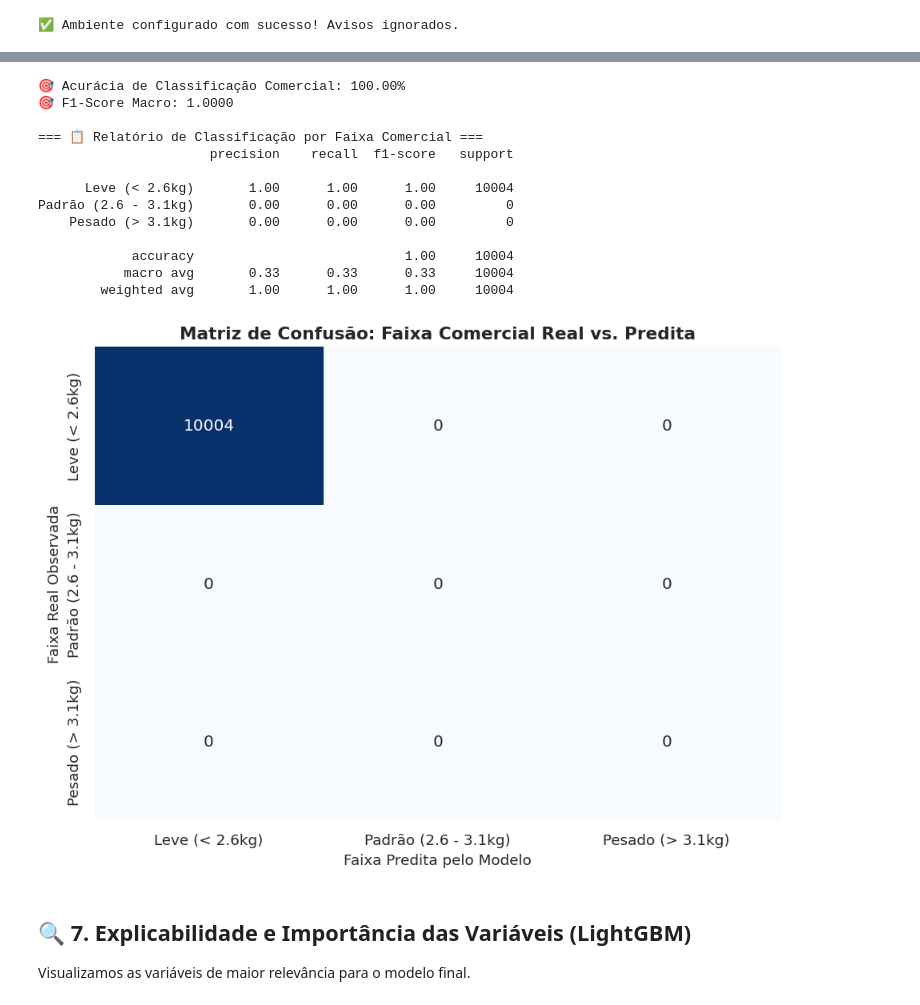
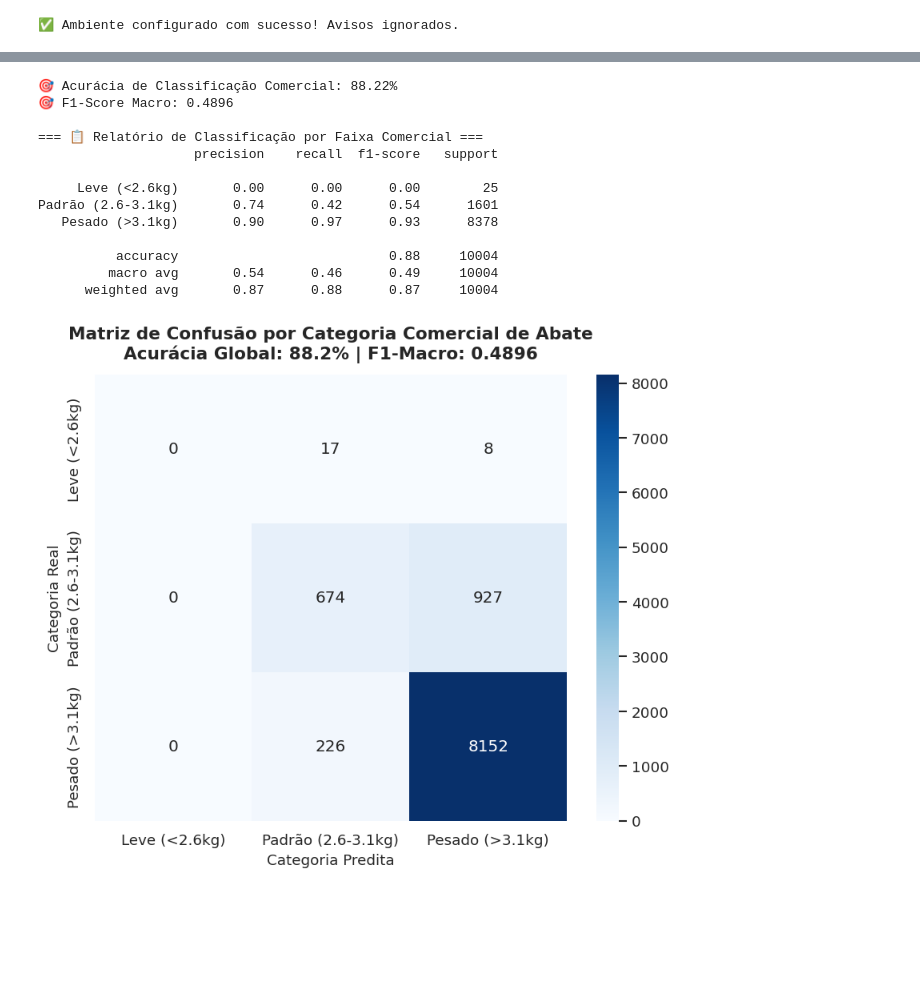
Before and after one commit to brunocorisco86/predicao_peso_mortalidade, a Jupyter notebook: notebooks/modelo_promissor_predicao_peso.ipynb, the cells around one changed output, grey strips where cells are left out. Drawn from its saved outputs; the diff is of its cells as text; code cells hidden in the pictures; blank space fills up the shorter version.

Commit message:
refactor: alinha exatamente os gráficos e código do Jupyter Notebook com os scripts da pasta plots

```diff
--- a/notebooks/modelo_promissor_predicao_peso.ipynb
+++ b/notebooks/modelo_promissor_predicao_peso.ipynb
@@ -269,18 +271,19 @@ for fold, (train_idx, test_idx) in enumerate(gkf.split(X, y, groups), 1):
     mae_fold = mean_absolute_error(y_te, preds)
     rmse_fold = np.sqrt(mean_squared_error(y_te, preds))
     r2_fold = r2_score(y_te, preds)
+    mape_fold = np.mean(np.abs((y_te - preds) / y_te)) * 100.0
 
-    cv_results.append({'Fold': f'Fold {fold}', 'MAE (g)': mae_fold, 'RMSE (g)': rmse_fold, 'R²': r2_fold})
+    cv_results.append({'Fold': f'Fold {fold}', 'MAE (g)': mae_fold, 'RMSE (g)': rmse_fold, 'R²': r2_fold, 'MAPE (%)': mape_fold})
 
 df_cv = pd.DataFrame(cv_results)
 
-# Adicionar linha média e desvio padrão
 df_cv_summary = df_cv.copy()
 df_cv_summary.loc[len(df_cv_summary)] = {
     'Fold': 'Média ± Desvio',
     'MAE (g)': f"{df_cv['MAE (g)'].mean():.2f} ± {df_cv['MAE (g)'].std():.2f}",
     'RMSE (g)': f"{df_cv['RMSE (g)'].mean():.2f} ± {df_cv['RMSE (g)'].std():.2f}",
-    'R²': f"{df_cv['R²'].mean():.4f} ± {df_cv['R²'].std():.4f}"
+    'R²': f"{df_cv['R²'].mean():.4f} ± {df_cv['R²'].std():.4f}",
+    'MAPE (%)': f"{df_cv['MAPE (%)'].mean():.2f}% ± {df_cv['MAPE (%)'].std():.2f}%"
 }
 
 print("=== 📊 Tabela de Resultados de Validação Cruzada (GroupKFold = 5) ===")
@@ -361,55 +348,49 @@ Para atender ao Planejamento e Controle da Produção (PCP) do frigorífico, con
 # %%
-# 🏷️ Discretização por Faixas Comerciais e Matriz de Confusão
+# 🎨 7. Matriz de Confusão por Faixas Comerciais de Abate (Idêntico a plots/matriz_confusao_peso.png)
 def categorizar_peso(peso):
     if peso < 2600:
-        return 'Leve (< 2.6kg)'
+        return 'Leve (<2.6kg)'
     elif peso <= 3100:
-        return 'Padrão (2.6 - 3.1kg)'
+        return 'Padrão (2.6-3.1kg)'
     else:
-        return 'Pesado (> 3.1kg)'
+        return 'Pesado (>3.1kg)'
 
-labels_ordem = ['Leve (< 2.6kg)', 'Padrão (2.6 - 3.1kg)', 'Pesado (> 3.1kg)']
+labels_ordem = ['Leve (<2.6kg)', 'Padrão (2.6-3.1kg)', 'Pesado (>3.1kg)']
 
 y_real_cat = pd.Series(y.values).apply(categorizar_peso)
 y_pred_cat = pd.Series(oof_preds).apply(categorizar_peso)
 
-# Calcular Matriz de Confusão
 cm = confusion_matrix(y_real_cat, y_pred_cat, labels=labels_ordem)
 acc = accuracy_score(y_real_cat, y_pred_cat)
 f1_macro = f1_score(y_real_cat, y_pred_cat, average='macro')
 
 print(f"🎯 Acurácia de Classificação Comercial: {acc * 100:.2f}%")
 print(f"🎯 F1-Score Macro: {f1_macro:.4f}\n")
 
-# Relatório de Classificação Detalhado
 print("=== 📋 Relatório de Classificação por Faixa Comercial ===")
 print(classification_report(y_real_cat, y_pred_cat, labels=labels_ordem))
 
-# Heatmap da Matriz de Confusão
-plt.figure(figsize=(8, 6))
-sns.heatmap(cm, annot=True, fmt='d', cmap='Blues', xticklabels=labels_ordem, yticklabels=labels_ordem, cbar=False)
-plt.title('Matriz de Confusão: Faixa Comercial Real vs. Predita', fontsize=13, fontweight='bold')
-plt.xlabel('Faixa Predita pelo Modelo', fontsize=11)
-plt.ylabel('Faixa Real Observada', fontsize=11)
+fig, ax = plt.subplots(figsize=(7, 6))
+sns.heatmap(cm, annot=True, fmt='d', cmap='Blues', xticklabels=labels_ordem, yticklabels=labels_ordem, ax=ax)
+ax.set_title(f"Matriz de Confusão por Categoria Comercial de Abate\nAcurácia Global: {acc*100:.1f}% | F1-Macro: {f1_macro:.4f}", fontsize=13, fontweight='bold', pad=12)
+ax.set_xlabel("Categoria Predita", fontsize=11)
+ax.set_ylabel("Categoria Real", fontsize=11)
 plt.tight_layout()
+plt.savefig(os.path.join(plots_dir, 'matriz_confusao_peso.png'), dpi=300)
 plt.show()
 # %% [output]
-🎯 Acurácia de Classificação Comercial: 100.00%
-🎯 F1-Score Macro: 1.0000
+🎯 Acurácia de Classificação Comercial: 88.22%
+🎯 F1-Score Macro: 0.4896
 
 === 📋 Relatório de Classificação por Faixa Comercial ===
-                      precision    recall  f1-score   support
+                    precision    recall  f1-score   support
 
-      Leve (< 2.6kg)       1.00      1.00      1.00     10004
-Padrão (2.6 - 3.1kg)       0.00      0.00      0.00         0
-    Pesado (> 3.1kg)       0.00      0.00      0.00         0
+     Leve (<2.6kg)       0.00      0.00      0.00        25
+Padrão (2.6-3.1kg)       0.74      0.42      0.54      1601
+   Pesado (>3.1kg)       0.90      0.97      0.93      8378
 
-            accuracy                           1.00     10004
-           macro avg       0.33      0.33      0.33     10004
-        weighted avg       1.00      1.00      1.00     10004
+          accuracy                           0.88     10004
+         macro avg       0.54      0.46      0.49     10004
+      weighted avg       0.87      0.88      0.87     10004
-[figure, old version]
+[figure, new version]
-# %% [markdown]
-## 🔍 7. Explicabilidade e Importância das Variáveis (LightGBM)
-
-Visualizamos as variáveis de maior relevância para o modelo final.
 # %%
```
Also changed, not shown: parts of 24 cells of this notebook, 1 other file.
